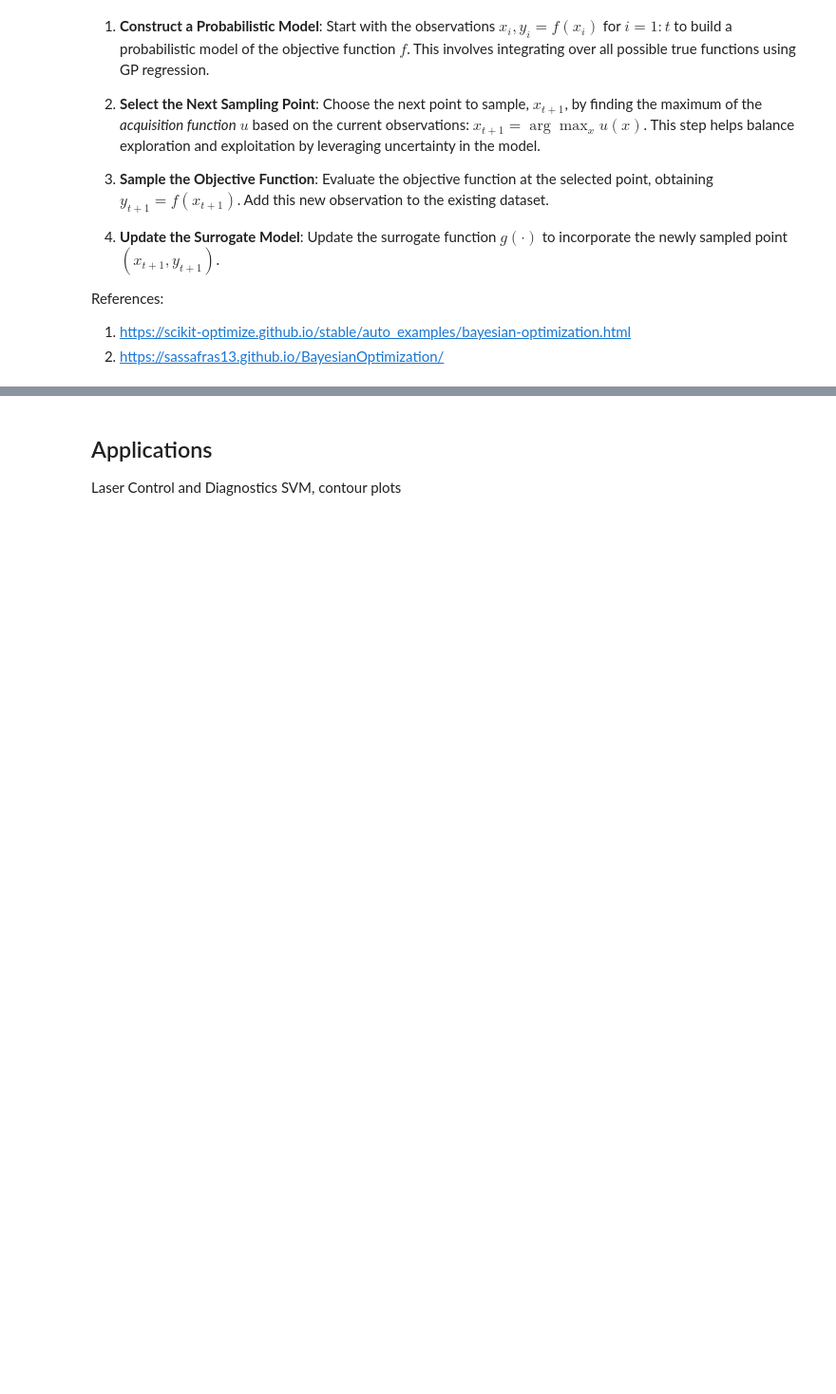
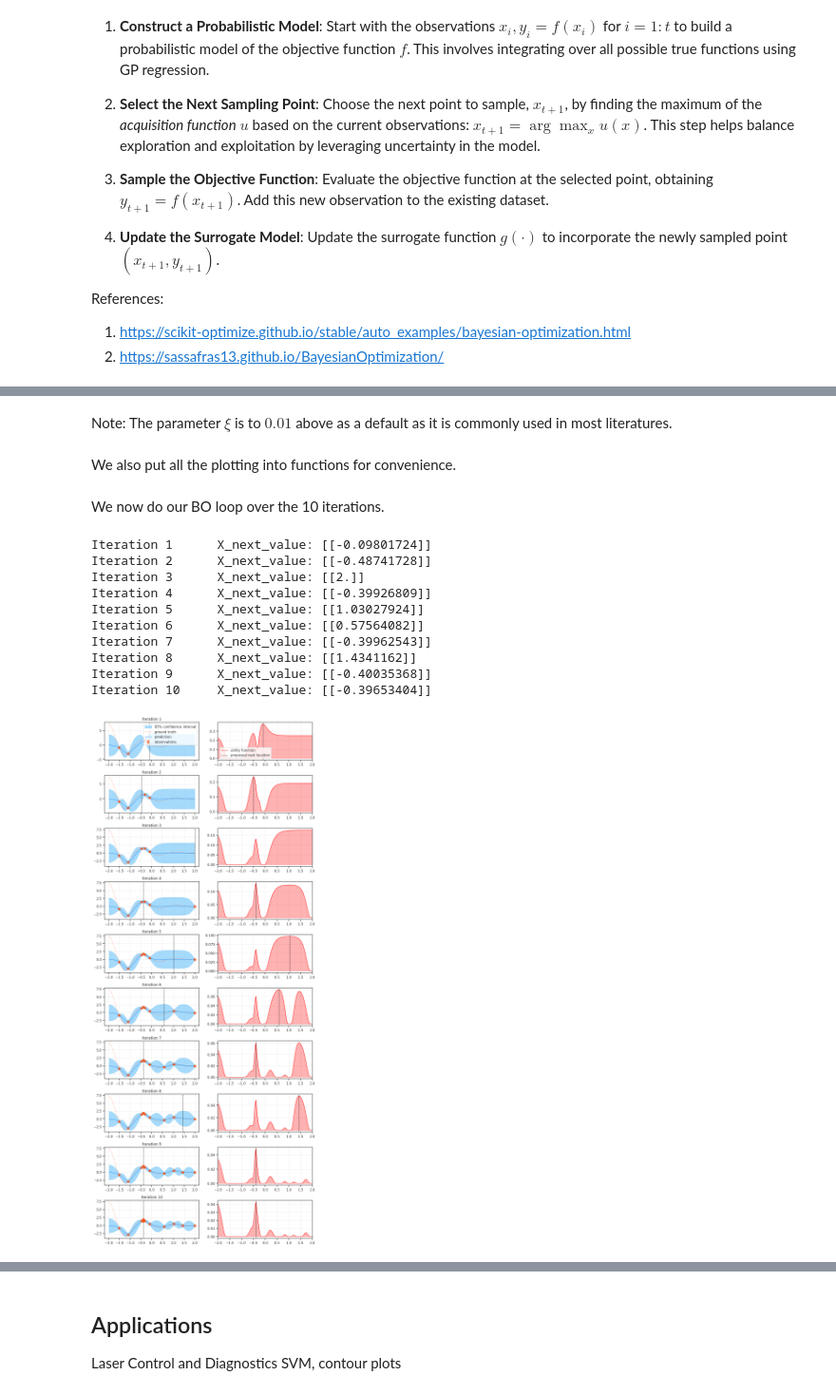
Before and after one commit to ritzann/2024-thrill-school-gp-bo, a Jupyter notebook: my_notebooks/1-BO-GP-I.ipynb, the cells around one changed output, grey strips where cells are left out. Shown at 95% size. Cells and saved outputs as stored; diff of their text form; code cells hidden in the pictures; blank space fills up the shorter version.

```diff
--- a/my_notebooks/1-BO-GP-I.ipynb
+++ b/my_notebooks/1-BO-GP-I.ipynb
@@ -231,3 +240,5 @@ def expected_improvement(X, X_train, Y_train, gp, xi=0.01):
+# %% [markdown]
+Note: The parameter $\xi$ is to $0.01$ above as a default as it is commonly used in most literatures.
 # %%
 from scipy.optimize import minimize
 
@@ -256,11 +267,13 @@ def propose_location(acquisition, X_train, Y_train, gp, bounds, n_restarts=25):
         # Objective to minimize: negative of the acquisition function
         return -acquisition(X.reshape(-1, dim), X_train, Y_train, gp).flatten()
 
-    # Search for the optimal point by trying multiple random starts
+    # Search for the optimal point by trying multiple random n_restart points
     for x0 in np.random.uniform(bounds[:, 0], bounds[:, 1], size=(n_restarts, dim)):
         res = minimize(min_obj, x0=x0, bounds=bounds, method='L-BFGS-B')
         if res.fun < min_val:
-            min_val = res.fun[0]
+            min_val = res.fun
             min_x = res.x
 
     return min_x.reshape(-1, 1)
+# %% [markdown]
+We also put all the plotting into functions for convenience.
@@ -266,0 +348,47 @@ def propose_location(acquisition, X_train, Y_train, gp, bounds, n_restarts=25):
+# %% [markdown]
+We now do our BO loop over the 10 iterations.
+# %%
+# Number of iterations
+n_iter = 10
+
+X_train = X_init
+Y_train = Y_init
+
+fig, axes = plt.subplots(n_iter, 2, figsize=(12, n_iter * 3))
+plt.subplots_adjust(hspace=0.4)
+
+for i in range(n_iter):
+    # Update the Gaussian process with the current training data
+    gp.fit(X_train, Y_train)
+
+    # Suggest the next sampling point using the acquisition function (Expected Improvement)
+    X_next = propose_location(expected_improvement, X_train, Y_train, gp, bounds)
+    print(f'Iteration {i+1}\t X_next_value: {X_next}')
+    # Obtain the next (possibly noisy) sample from the objective function
+    Y_next = f(X_next, noise_level)
+
+    # Plot the GP approximation, noisy samples, and the next sampling point
+    plot_prediction(axes[i, 0], gp, X, Y, X_train, Y_train, X_next, show_legend=(i == 0))
+    axes[i, 0].set_title(f'Iteration {i+1}')
+
+    # print("X.shape",X.shape,"X_train.shape",X_train.shape,"Y_train.shape:",Y_train.shape)
+    # Plot the acquisition (utility) function and the proposed next sample
+    ei_values = expected_improvement(X, X_train, Y_train, gp)
+    # print("ei_values.shape")
+    plot_utility(axes[i, 1], X, ei_values, X_next, show_legend=(i == 0))
+
+    # Add the new sample to the training set
+    X_train = np.vstack((X_train, X_next))
+    Y_train = np.vstack((Y_train, Y_next))
+# %% [output]
+Iteration 1      X_next_value: [[-0.09801724]]
+Iteration 2      X_next_value: [[-0.48741728]]
+Iteration 3      X_next_value: [[2.]]
+Iteration 4      X_next_value: [[-0.39926809]]
+Iteration 5      X_next_value: [[1.03027924]]
+Iteration 6      X_next_value: [[0.57564082]]
+Iteration 7      X_next_value: [[-0.39962543]]
+Iteration 8      X_next_value: [[1.4341162]]
+Iteration 9      X_next_value: [[-0.40035368]]
+Iteration 10     X_next_value: [[-0.39653404]]
+[figure, added]
```
Also changed, not shown: parts of 13 cells of this notebook.
